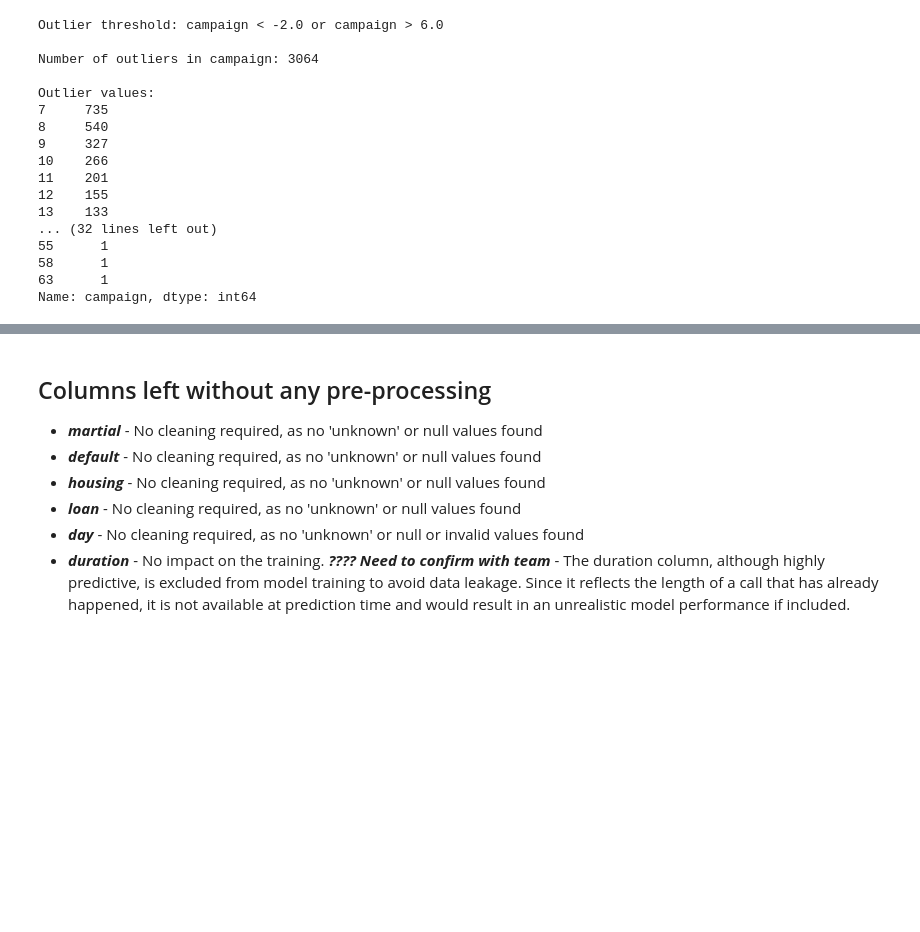
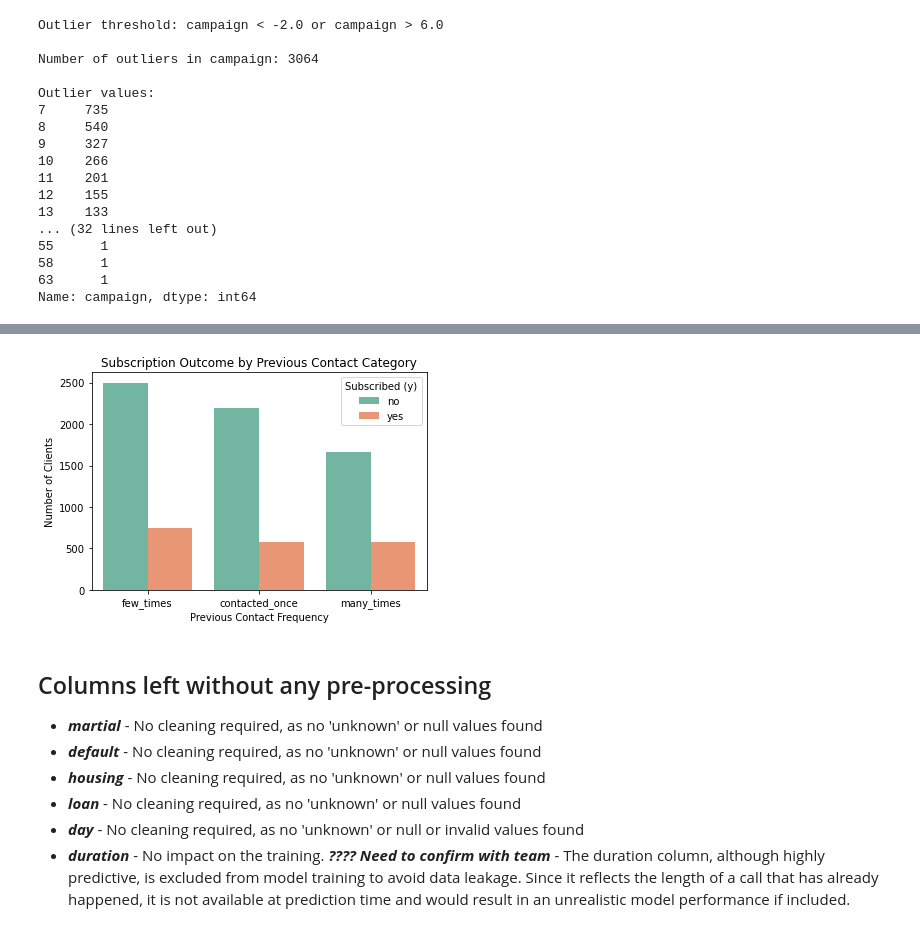
Before and after one commit to blackpearl/ML_T7_Bank-Marketing, a Jupyter notebook: data_preprocessing_and_EDA.ipynb, the cells around one changed output, grey strips where cells are left out. Saved outputs shown, nothing was run; the diff lists cells and outputs as text; code cells hidden in the pictures; blank space fills up the shorter version.

```diff
--- a/data_preprocessing_and_EDA.ipynb
+++ b/data_preprocessing_and_EDA.ipynb
@@ -445,3 +687,19 @@ Values above 6: 3064
+# %%
+import seaborn as sns
+import matplotlib.pyplot as plt
+
+sns.countplot(data=contacted_df,
+              x='previous_contact_category',
+              hue='y',
+              palette='Set2')
+plt.title("Subscription Outcome by Previous Contact Category")
+plt.xlabel("Previous Contact Frequency")
+plt.ylabel("Number of Clients")
+plt.legend(title="Subscribed (y)")
+plt.xticks(rotation=0)
+plt.show()
+# %% [output]
+[figure, added]
 # %% [markdown]
 ## Columns left without any pre-processing
 - ***martial*** - No cleaning required, as no 'unknown' or null values found
```
Also changed, not shown: parts of 61 cells of this notebook, 3 other files.
